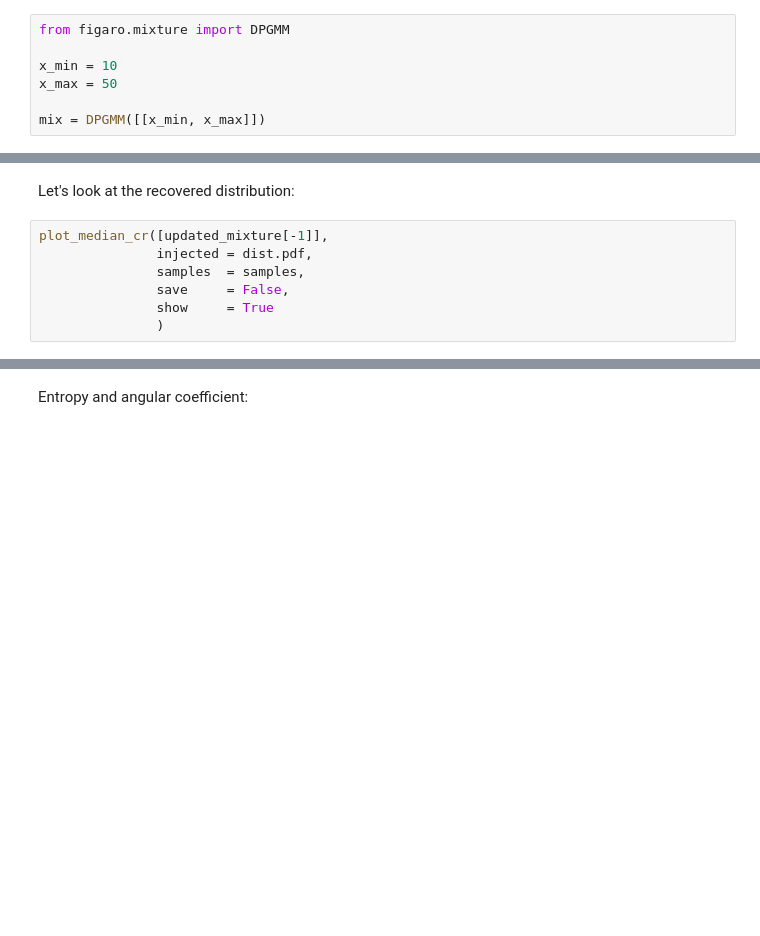
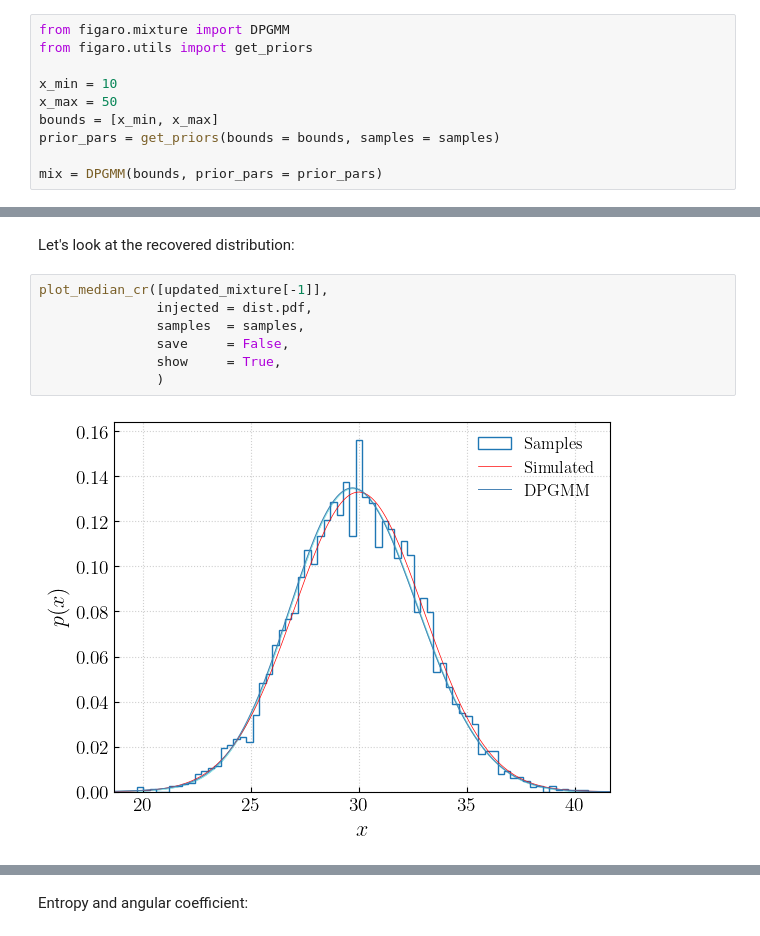
Before and after one commit to sterinaldi/FIGARO, a Jupyter notebook: notebooks/introductive_guide.ipynb, the cells around one changed output, grey strips where cells are left out. Saved outputs shown, nothing was run; the diff lists cells and outputs as text; blank space fills up the shorter version.

```diff
--- a/notebooks/introductive_guide.ipynb
+++ b/notebooks/introductive_guide.ipynb
@@ -29,8 +32,11 @@ We will assume that our probability density is bounded between 10 and 50.
 # %%
 from figaro.mixture import DPGMM
+from figaro.utils import get_priors
 
 x_min = 10
 x_max = 50
+bounds = [x_min, x_max]
+prior_pars = get_priors(bounds = bounds, samples = samples)
 
-mix = DPGMM([[x_min, x_max]])
+mix = DPGMM(bounds, prior_pars = prior_pars)
 # %% [markdown]
@@ -156,7 +192,9 @@ Let's look at the recovered distribution:
 # %%
 plot_median_cr([updated_mixture[-1]],
                injected = dist.pdf,
                samples  = samples,
                save     = False,
-               show     = True
+               show     = True,
                )
+# %% [output]
+[figure, added]
```
Also changed, not shown: parts of 35 cells of this notebook.
